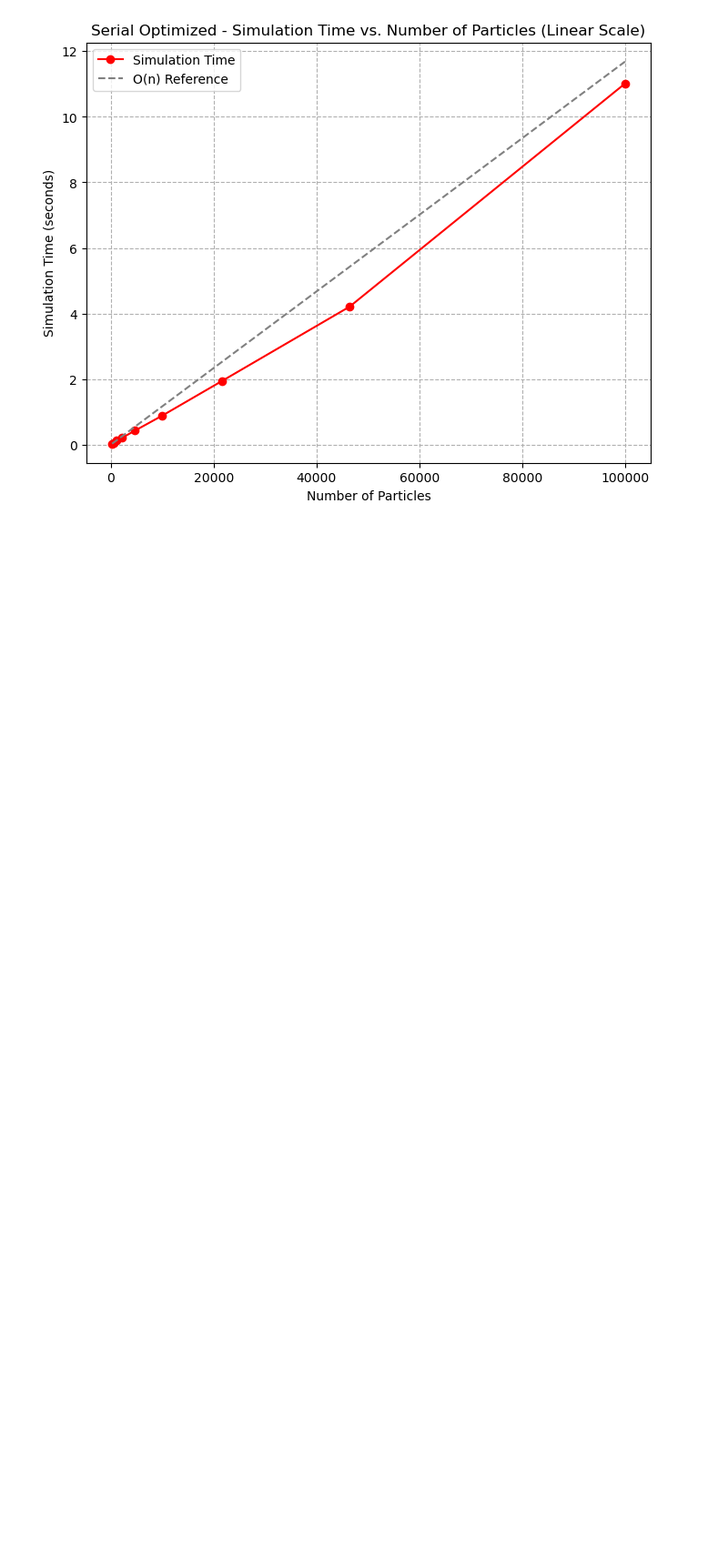
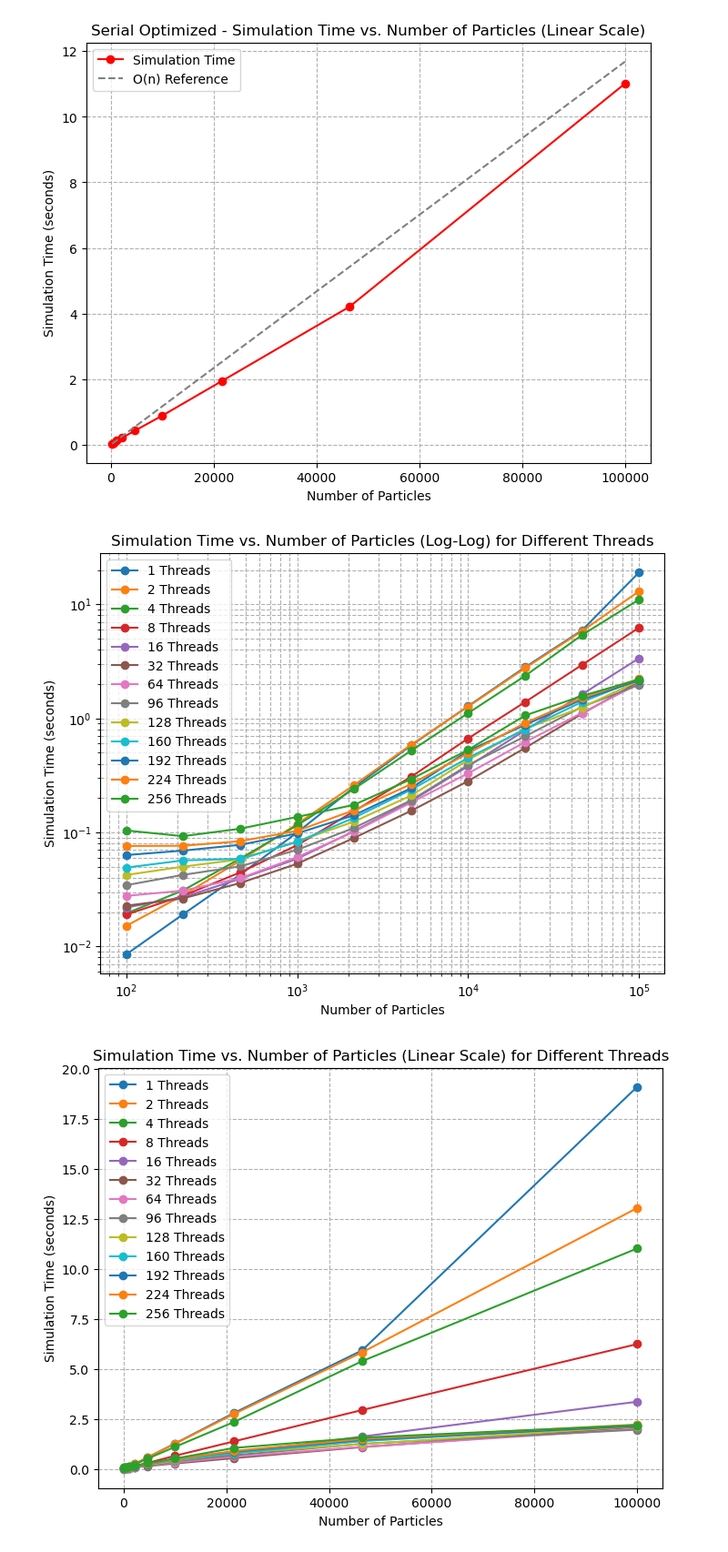
Before and after one commit to brandonrobello/2D_Particle_Simulation_OpenMP, a Jupyter notebook: graphing.ipynb, the cells around one changed output. Shown at 91% size. Drawn from its saved outputs; the diff is of its cells as text; code cells hidden in the pictures; blank space fills up the shorter version.

Commit message:
latest updates on graphing, timings of omp implementations

```diff
--- a/graphing.ipynb
+++ b/graphing.ipynb
@@ -89,3 +90,53 @@ plt.show()
 # %% [output]
 [figure]
 [figure]
+# %%
+# Directory containing OpenMP simulation time files
+data_dir = "./omp_out/"
+file_pattern = "simulation_times_*.txt"
+
+# Find all simulation time files
+files = glob.glob(data_dir + file_pattern)
+
+# Dictionary to store data from different thread runs
+thread_data = {}
+
+# Read each file and extract data
+for file in files:
+    # Extract thread count from filename
+    thread_count = int(file.split("_")[-1].split(".")[0])
+
+    # Load data
+    data = np.loadtxt(file, delimiter=" ", skiprows=1)
+    n_particles = data[:, 0]
+    simulation_times = data[:, 2]  # Column index 2 for simulation time
+
+    # Store in dictionary
+    thread_data[thread_count] = (n_particles, simulation_times)
+
+# Plot log-log graph
+plt.figure(figsize=(8, 6))
+for threads, (n_particles, simulation_times) in sorted(thread_data.items()):
+    plt.loglog(n_particles, simulation_times, marker='o', linestyle='-', label=f"{threads} Threads")
+
+plt.xlabel("Number of Particles")
+plt.ylabel("Simulation Time (seconds)")
+plt.title("Simulation Time vs. Number of Particles (Log-Log) for Different Threads")
+plt.legend()
+plt.grid(True, which="both", linestyle="--")
+plt.show()
+
+# Plot linear scale graph
+plt.figure(figsize=(8, 6))
+for threads, (n_particles, simulation_times) in sorted(thread_data.items()):
+    plt.plot(n_particles, simulation_times, marker='o', linestyle='-', label=f"{threads} Threads")
+
+plt.xlabel("Number of Particles")
+plt.ylabel("Simulation Time (seconds)")
+plt.title("Simulation Time vs. Number of Particles (Linear Scale) for Different Threads")
+plt.legend()
+plt.grid(True, linestyle="--")
+plt.show()
+# %% [output]
+[figure, added]
+[figure, added]
```
Also changed, not shown: parts of 3 cells of this notebook, 6 other files.
